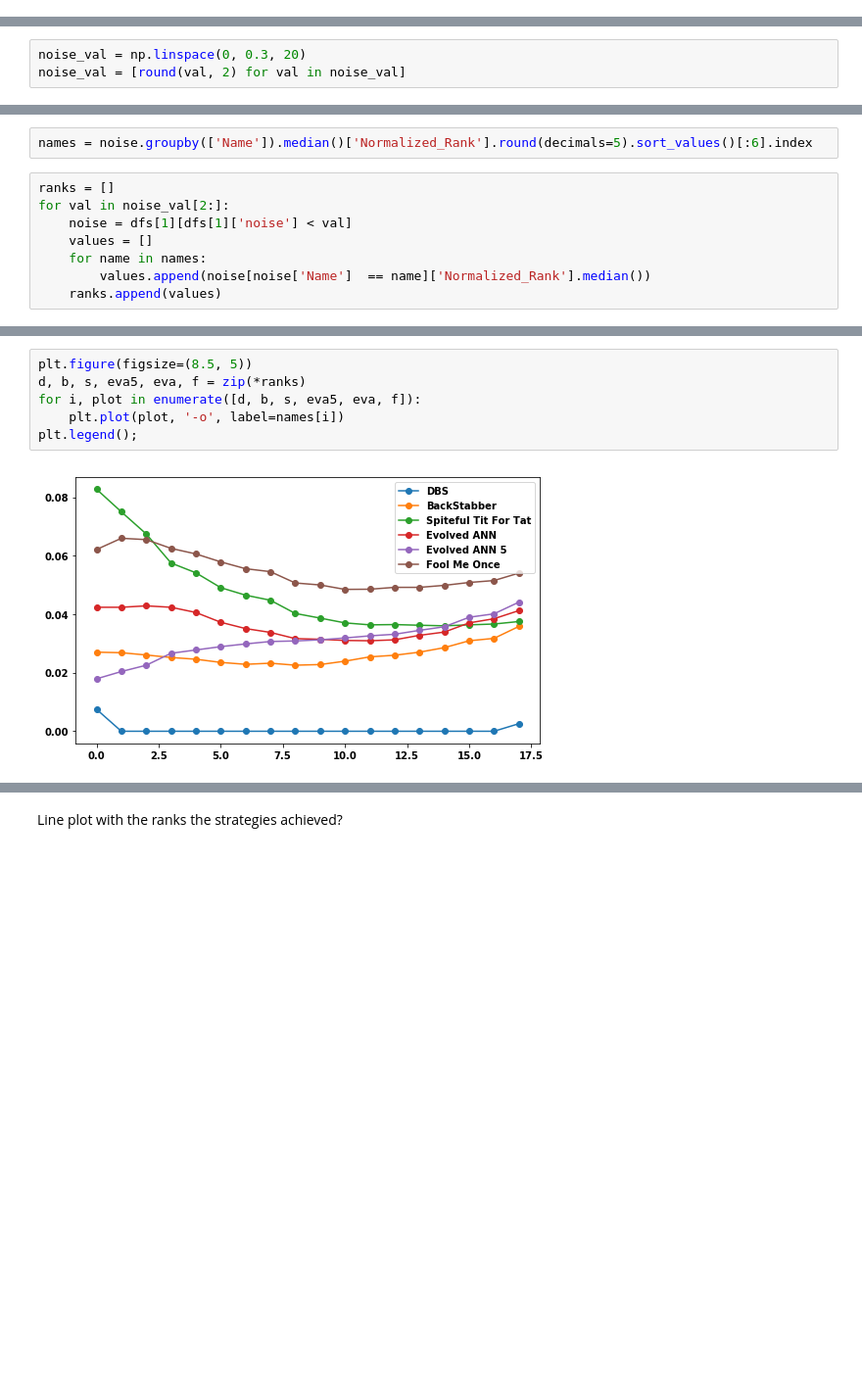
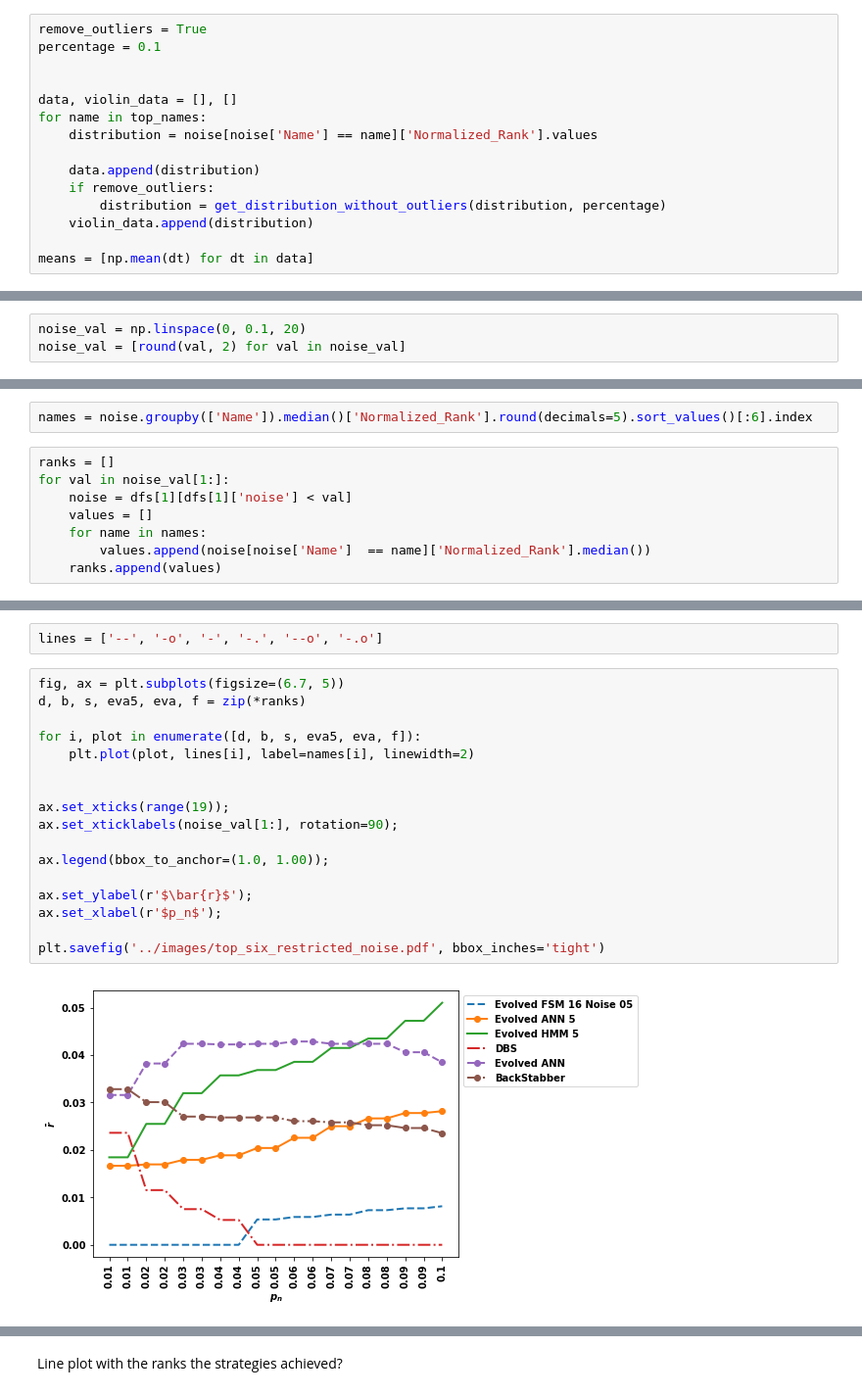
Before and after one commit to Nikoleta-v3/meta-analysis-of-prisoners-dilemma-tournaments, a Jupyter notebook: nbs/1. Top Ranked Strategies.ipynb, the cells around one changed output, grey strips where cells are left out. Shown at 98% size. Drawn from its saved outputs; the diff is of its cells as text; blank space fills up the shorter version.

```diff
--- a/nbs/1. Top Ranked Strategies.ipynb
+++ b/nbs/1. Top Ranked Strategies.ipynb
@@ -460,0 +463,15 @@ fig.tight_layout()
+# %%
+remove_outliers = True
+percentage = 0.1
+
+
+data, violin_data = [], []
+for name in top_names:
+    distribution = noise[noise['Name'] == name]['Normalized_Rank'].values
+
+    data.append(distribution)
+    if remove_outliers:
+        distribution = get_distribution_without_outliers(distribution, percentage)
+    violin_data.append(distribution)
+
+means = [np.mean(dt) for dt in data]
@@ -515,6 +569,6 @@ Omega TFT                 0.09245
 Name: Normalized_Rank, dtype: float64
 # %%
-noise_val = np.linspace(0, 0.3, 20)
+noise_val = np.linspace(0, 0.1, 20)
 noise_val = [round(val, 2) for val in noise_val]
 # %%
 noise = dfs[1][dfs[1]['noise'] < noise_val[1]]
@@ -522,7 +576,7 @@ noise = dfs[1][dfs[1]['noise'] < noise_val[1]]
 names = noise.groupby(['Name']).median()['Normalized_Rank'].round(decimals=5).sort_values()[:6].index
 # %%
 ranks = []
-for val in noise_val[2:]:
+for val in noise_val[1:]:
     noise = dfs[1][dfs[1]['noise'] < val]
     values = []
     for name in names:
@@ -536,9 +590,22 @@ Index(['DBS', 'BackStabber', 'Spiteful Tit For Tat', 'Evolved ANN',
       dtype='object', name='Name')
+# %%
+lines = ['--', '-o', '-', '-.', '--o', '-.o']
 # %%
-plt.figure(figsize=(8.5, 5))
+fig, ax = plt.subplots(figsize=(6.7, 5))
 d, b, s, eva5, eva, f = zip(*ranks)
+
 for i, plot in enumerate([d, b, s, eva5, eva, f]):
-    plt.plot(plot, '-o', label=names[i])
-plt.legend();
+    plt.plot(plot, lines[i], label=names[i], linewidth=2)
+
+
+ax.set_xticks(range(19));
+ax.set_xticklabels(noise_val[1:], rotation=90);
+
+ax.legend(bbox_to_anchor=(1.0, 1.00));
+
+ax.set_ylabel(r'$\bar{r}$');
+ax.set_xlabel(r'$p_n$');
+
+plt.savefig('../images/top_six_restricted_noise.pdf', bbox_inches='tight')
 # %% [output]
-[figure, old version]
+[figure, new version]
```
Also changed, not shown: parts of 18 cells of this notebook, 8 other files.
